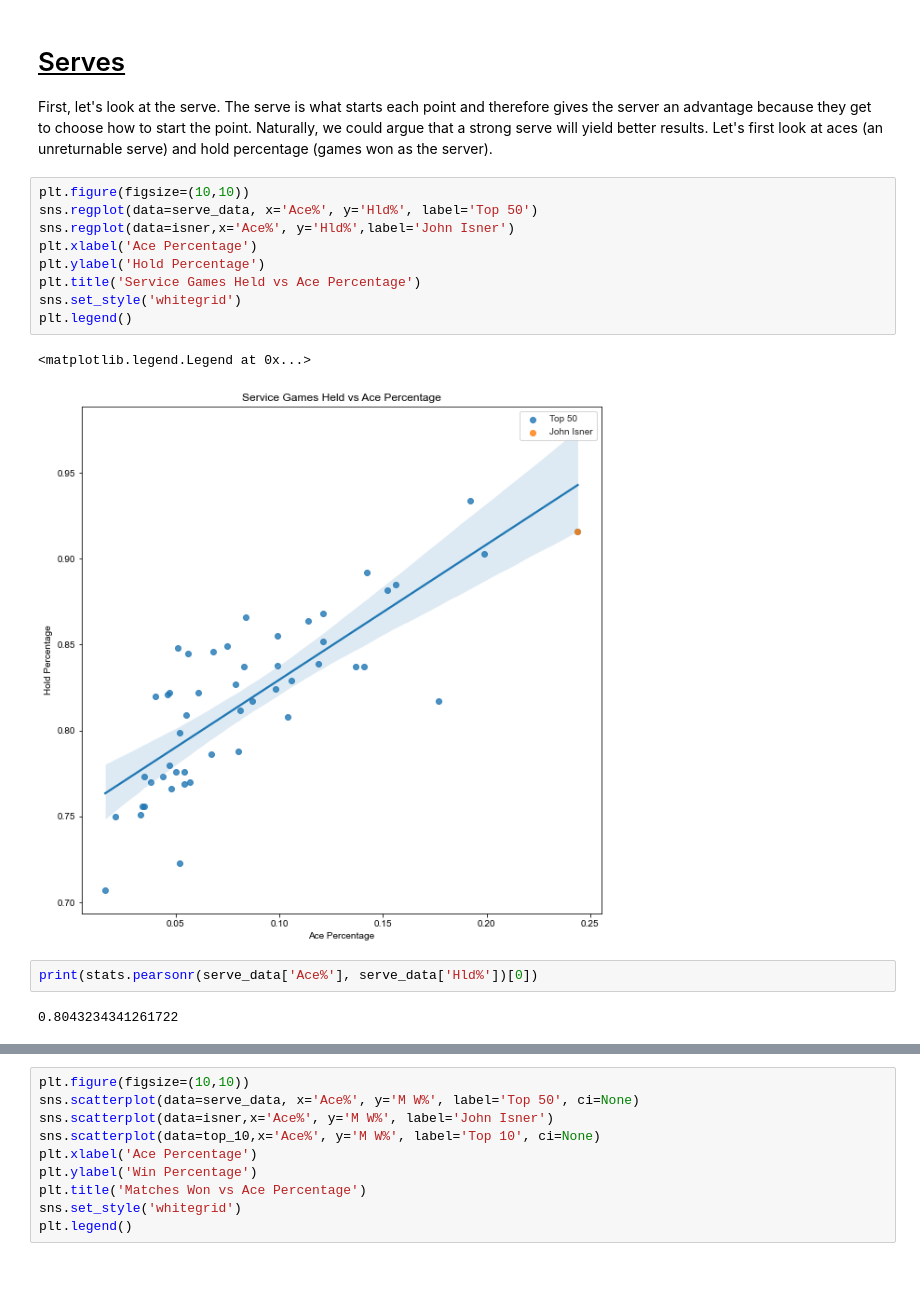
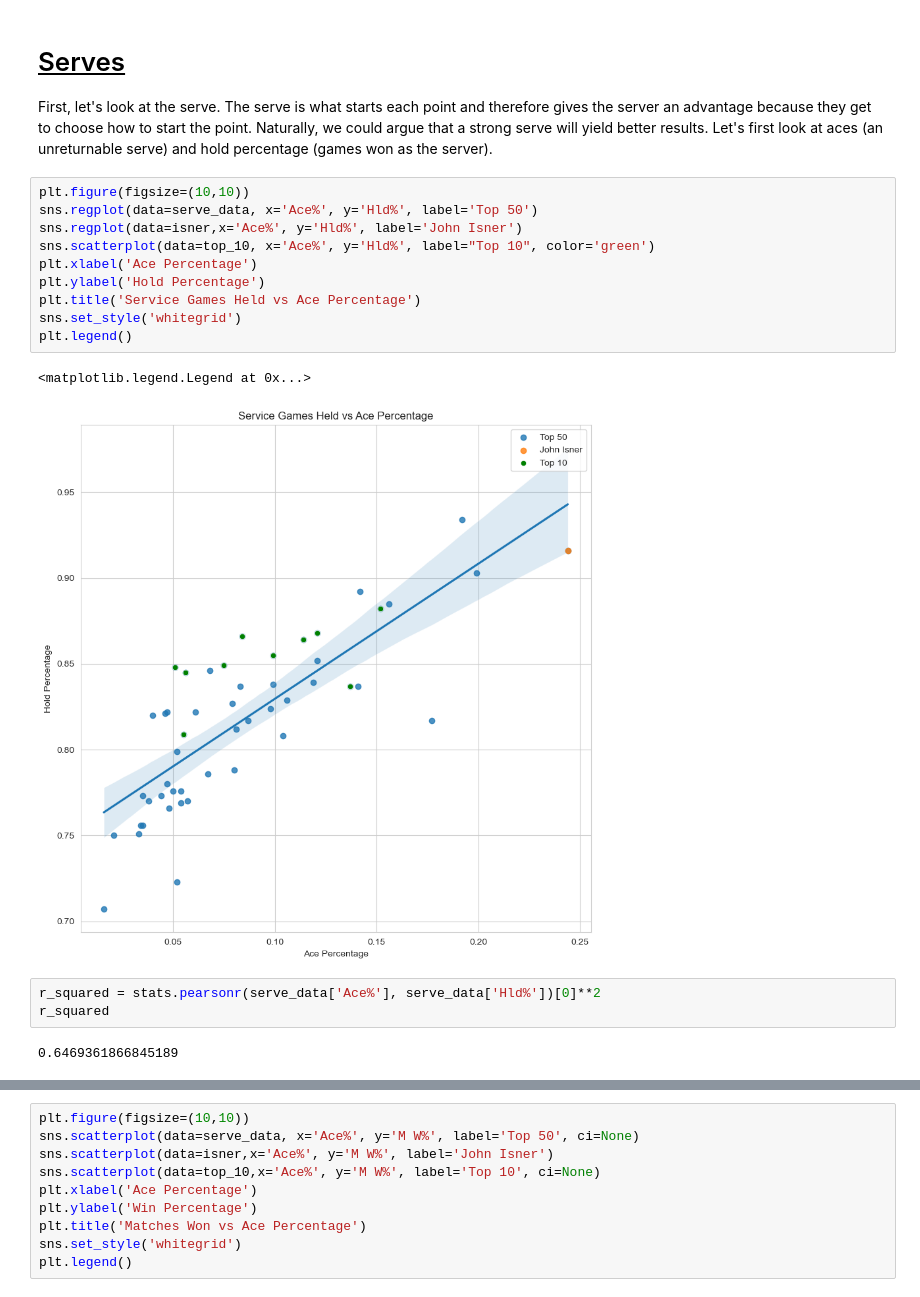
Before and after one commit to Kennan-Guan/tennis_analysis, a Jupyter notebook: tennis-player-stats.ipynb, the cells around one changed output, grey strips where cells are left out. Drawn from its saved outputs; the diff is of its cells as text.

```diff
--- a/tennis-player-stats.ipynb
+++ b/tennis-player-stats.ipynb
@@ -176,17 +176,19 @@ First, let's look at the serve. The serve is what starts each point and therefor
 # %%
 plt.figure(figsize=(10,10))
 sns.regplot(data=serve_data, x='Ace%', y='Hld%', label='Top 50')
-sns.regplot(data=isner,x='Ace%', y='Hld%',label='John Isner')
+sns.regplot(data=isner,x='Ace%', y='Hld%', label='John Isner')
+sns.scatterplot(data=top_10, x='Ace%', y='Hld%', label="Top 10", color='green')
 plt.xlabel('Ace Percentage')
 plt.ylabel('Hold Percentage')
 plt.title('Service Games Held vs Ace Percentage')
 sns.set_style('whitegrid')
 plt.legend()
 # %% [output]
 <matplotlib.legend.Legend at 0x...>
-[figure, old version]
+[figure, new version]
 # %%
-print(stats.pearsonr(serve_data['Ace%'], serve_data['Hld%'])[0])
+r_squared = stats.pearsonr(serve_data['Ace%'], serve_data['Hld%'])[0]**2
+r_squared
 # %% [output]
-0.8043234341261722
+0.6469361866845189
 # %% [markdown]
```
Also changed, not shown: parts of 3 cells of this notebook.
